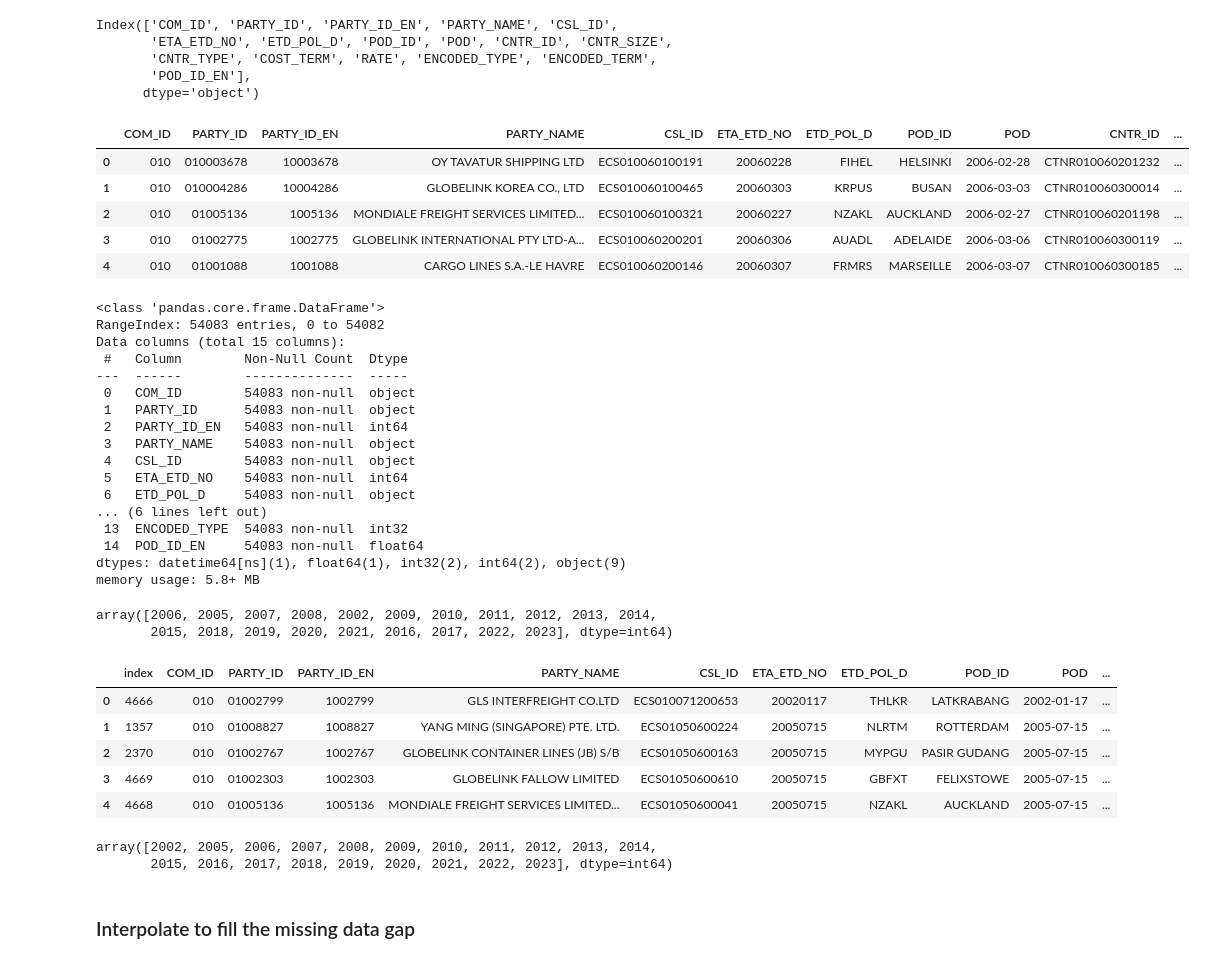
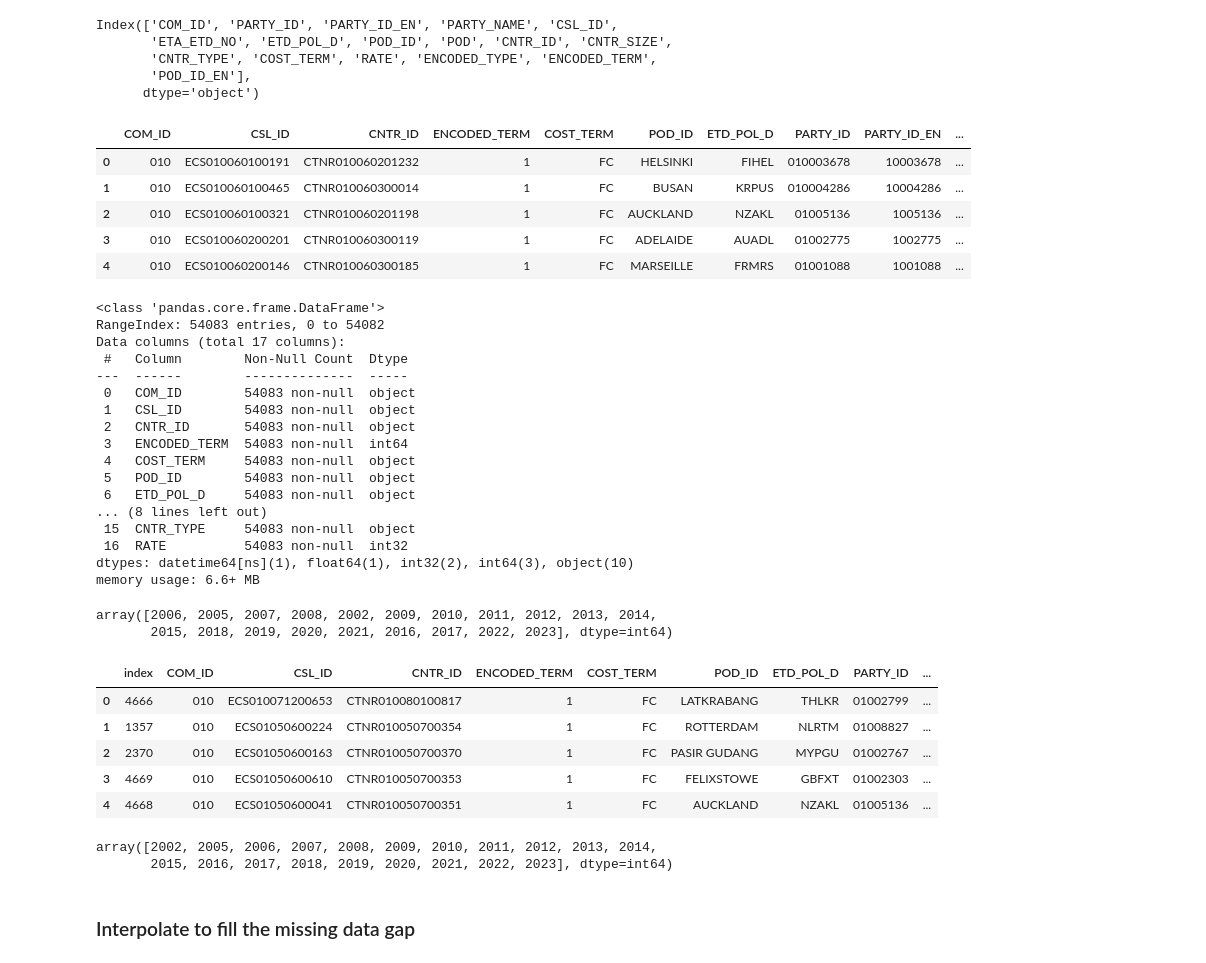
Before and after one commit to aloysiuswjw/Cost-Rate-Analysis, a Jupyter notebook: interpolate_FC.ipynb, the cells around one changed output. Saved outputs shown, nothing was run; the diff lists cells and outputs as text; code cells hidden in the pictures.

```diff
--- a/interpolate_FC.ipynb
+++ b/interpolate_FC.ipynb
@@ -90,37 +90,37 @@ Index(['COM_ID', 'PARTY_ID', 'PARTY_ID_EN', 'PARTY_NAME', 'CSL_ID',
        'POD_ID_EN'],
       dtype='object')
 # %%
-sel_col = ['COM_ID', 'PARTY_ID', 'PARTY_ID_EN', 'PARTY_NAME', 'CSL_ID',
-       'ETA_ETD_NO', 'ETD_POL_D', 'POD_ID', 'POD', 'CNTR_ID', 'CNTR_SIZE',
-       'CNTR_TYPE', 'RATE', 'ENCODED_TYPE','POD_ID_EN']
+sel_col = ['COM_ID','CSL_ID', 'CNTR_ID','ENCODED_TERM','COST_TERM','POD_ID','ETD_POL_D','PARTY_ID',
+           'PARTY_ID_EN', 'PARTY_NAME','POD_ID_EN','ETA_ETD_NO','POD',
+           'CNTR_SIZE','ENCODED_TYPE','CNTR_TYPE','RATE']
 
 df_fc = df_clean[sel_col]
 df_fc.head()
 df_fc.info()
 # %% [output]
-|  | COM_ID | PARTY_ID | PARTY_ID_EN | PARTY_NAME | CSL_ID | ETA_ETD_NO | ETD_POL_D | POD_ID | POD | CNTR_ID | ... |
-| 0 | 010 | 010003678 | 10003678 | OY TAVATUR SHIPPING LTD | ECS010060100191 | 20060228 | FIHEL | HELSINKI | 2006-02-28 | CTNR010060201232 | ... |
-| 1 | 010 | 010004286 | 10004286 | GLOBELINK KOREA CO., LTD | ECS010060100465 | 20060303 | KRPUS | BUSAN | 2006-03-03 | CTNR010060300014 | ... |
-| 2 | 010 | 01005136 | 1005136 | MONDIALE FREIGHT SERVICES LIMITED... | ECS010060100321 | 20060227 | NZAKL | AUCKLAND | 2006-02-27 | CTNR010060201198 | ... |
-| 3 | 010 | 01002775 | 1002775 | GLOBELINK INTERNATIONAL PTY LTD-A... | ECS010060200201 | 20060306 | AUADL | ADELAIDE | 2006-03-06 | CTNR010060300119 | ... |
-| 4 | 010 | 01001088 | 1001088 | CARGO LINES S.A.-LE HAVRE | ECS010060200146 | 20060307 | FRMRS | MARSEILLE | 2006-03-07 | CTNR010060300185 | ... |
+|  | COM_ID | CSL_ID | CNTR_ID | ENCODED_TERM | COST_TERM | POD_ID | ETD_POL_D | PARTY_ID | PARTY_ID_EN | ... |
+| 0 | 010 | ECS010060100191 | CTNR010060201232 | 1 | FC | HELSINKI | FIHEL | 010003678 | 10003678 | ... |
+| 1 | 010 | ECS010060100465 | CTNR010060300014 | 1 | FC | BUSAN | KRPUS | 010004286 | 10004286 | ... |
+| 2 | 010 | ECS010060100321 | CTNR010060201198 | 1 | FC | AUCKLAND | NZAKL | 01005136 | 1005136 | ... |
+| 3 | 010 | ECS010060200201 | CTNR010060300119 | 1 | FC | ADELAIDE | AUADL | 01002775 | 1002775 | ... |
+| 4 | 010 | ECS010060200146 | CTNR010060300185 | 1 | FC | MARSEILLE | FRMRS | 01001088 | 1001088 | ... |
 <class 'pandas.core.frame.DataFrame'>
 RangeIndex: 54083 entries, 0 to 54082
-Data columns (total 15 columns):
+Data columns (total 17 columns):
  #   Column        Non-Null Count  Dtype
 ---  ------        --------------  -----
  0   COM_ID        54083 non-null  object
- 1   PARTY_ID      54083 non-null  object
- 2   PARTY_ID_EN   54083 non-null  int64
- 3   PARTY_NAME    54083 non-null  object
- 4   CSL_ID        54083 non-null  object
- 5   ETA_ETD_NO    54083 non-null  int64
+ 1   CSL_ID        54083 non-null  object
+ 2   CNTR_ID       54083 non-null  object
+ 3   ENCODED_TERM  54083 non-null  int64
+ 4   COST_TERM     54083 non-null  object
+ 5   POD_ID        54083 non-null  object
  6   ETD_POL_D     54083 non-null  object
-... (6 lines left out)
- 13  ENCODED_TYPE  54083 non-null  int32
- 14  POD_ID_EN     54083 non-null  float64
-dtypes: datetime64[ns](1), float64(1), int32(2), int64(2), object(9)
-memory usage: 5.8+ MB
+... (8 lines left out)
+ 15  CNTR_TYPE     54083 non-null  object
+ 16  RATE          54083 non-null  int32
+dtypes: datetime64[ns](1), float64(1), int32(2), int64(3), object(10)
+memory usage: 6.6+ MB
 # %%
 # interpolate missing values
 df_fc['POD'].dt.year.unique()
@@ -133,12 +133,12 @@ df_fc = df_fc.sort_values(by='POD').reset_index()
 df_fc.head()
 df_fc['POD'].dt.year.unique()
 # %% [output]
-|  | index | COM_ID | PARTY_ID | PARTY_ID_EN | PARTY_NAME | CSL_ID | ETA_ETD_NO | ETD_POL_D | POD_ID | POD | ... |
-| 0 | 4666 | 010 | 01002799 | 1002799 | GLS INTERFREIGHT CO.LTD | ECS010071200653 | 20020117 | THLKR | LATKRABANG | 2002-01-17 | ... |
-| 1 | 1357 | 010 | 01008827 | 1008827 | YANG MING (SINGAPORE) PTE. LTD. | ECS01050600224 | 20050715 | NLRTM | ROTTERDAM | 2005-07-15 | ... |
-| 2 | 2370 | 010 | 01002767 | 1002767 | GLOBELINK CONTAINER LINES (JB) S/B | ECS01050600163 | 20050715 | MYPGU | PASIR GUDANG | 2005-07-15 | ... |
-| 3 | 4669 | 010 | 01002303 | 1002303 | GLOBELINK FALLOW LIMITED | ECS01050600610 | 20050715 | GBFXT | FELIXSTOWE | 2005-07-15 | ... |
-| 4 | 4668 | 010 | 01005136 | 1005136 | MONDIALE FREIGHT SERVICES LIMITED... | ECS01050600041 | 20050715 | NZAKL | AUCKLAND | 2005-07-15 | ... |
+|  | index | COM_ID | CSL_ID | CNTR_ID | ENCODED_TERM | COST_TERM | POD_ID | ETD_POL_D | PARTY_ID | ... |
+| 0 | 4666 | 010 | ECS010071200653 | CTNR010080100817 | 1 | FC | LATKRABANG | THLKR | 01002799 | ... |
+| 1 | 1357 | 010 | ECS01050600224 | CTNR010050700354 | 1 | FC | ROTTERDAM | NLRTM | 01008827 | ... |
+| 2 | 2370 | 010 | ECS01050600163 | CTNR010050700370 | 1 | FC | PASIR GUDANG | MYPGU | 01002767 | ... |
+| 3 | 4669 | 010 | ECS01050600610 | CTNR010050700353 | 1 | FC | FELIXSTOWE | GBFXT | 01002303 | ... |
+| 4 | 4668 | 010 | ECS01050600041 | CTNR010050700351 | 1 | FC | AUCKLAND | NZAKL | 01005136 | ... |
 array([2002, 2005, 2006, 2007, 2008, 2009, 2010, 2011, 2012, 2013, 2014,
        2015, 2016, 2017, 2018, 2019, 2020, 2021, 2022, 2023], dtype=int64)
 # %% [markdown]
```
Also changed, not shown: parts of 8 cells of this notebook, 6 other files.
